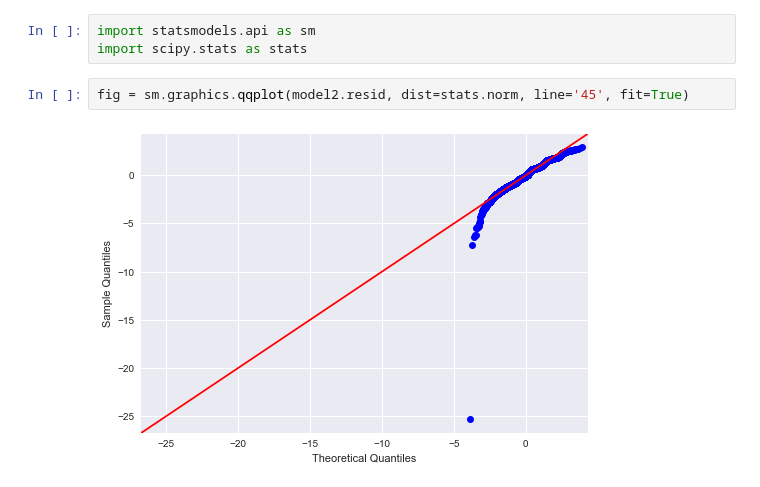
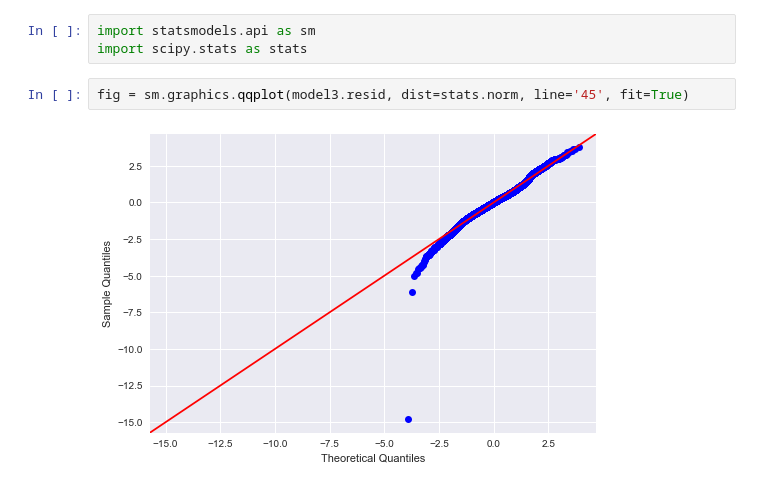
Before and after one commit to henrysvg/dsc-phase-2-project-v2-3, a Jupyter notebook: student.ipynb, the cells around one changed output. Cells and saved outputs as stored; diff of their text form.

Commit message:
edits to models

```diff
--- a/student.ipynb
+++ b/student.ipynb
@@ -521,6 +515,6 @@ strong multicollinearity or other numerical problems.
 import statsmodels.api as sm
 import scipy.stats as stats
 # %%
-fig = sm.graphics.qqplot(model2.resid, dist=stats.norm, line='45', fit=True)
+fig = sm.graphics.qqplot(model3.resid, dist=stats.norm, line='45', fit=True)
 # %% [output]
-[figure, old version]
+[figure, new version]
```
Also changed, not shown: parts of 18 cells of this notebook.
